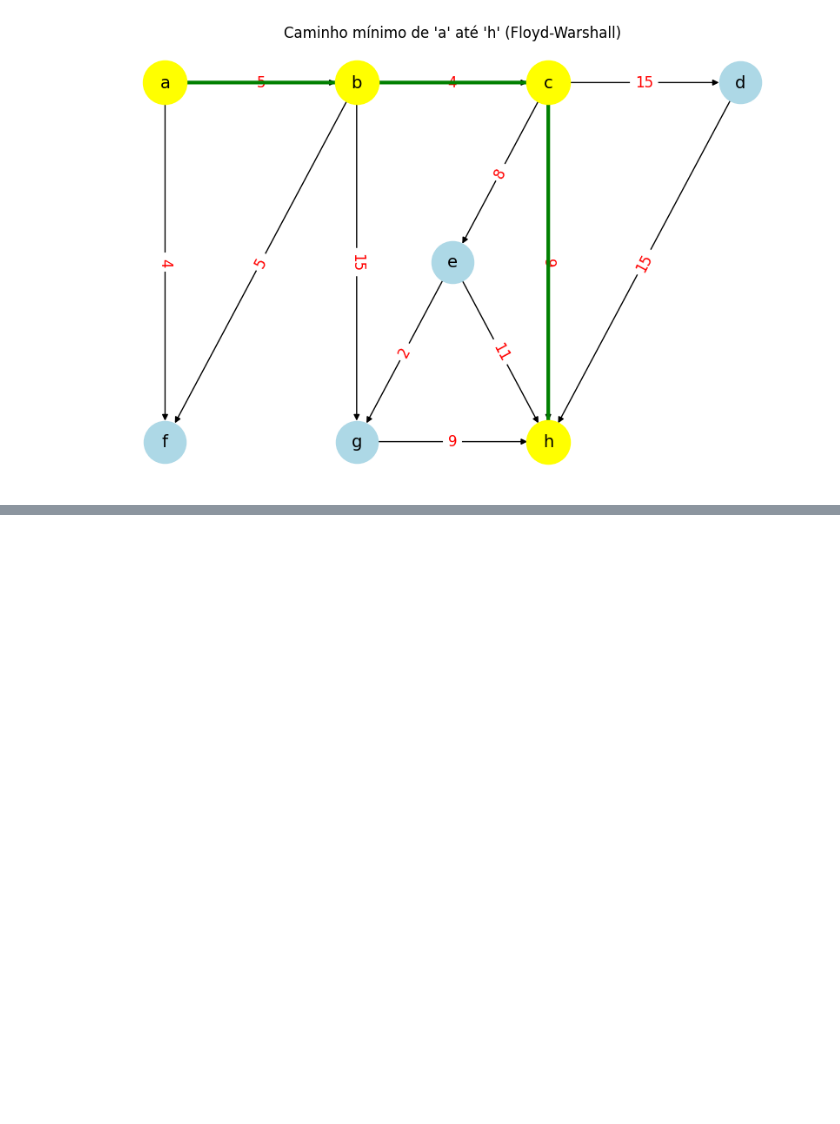
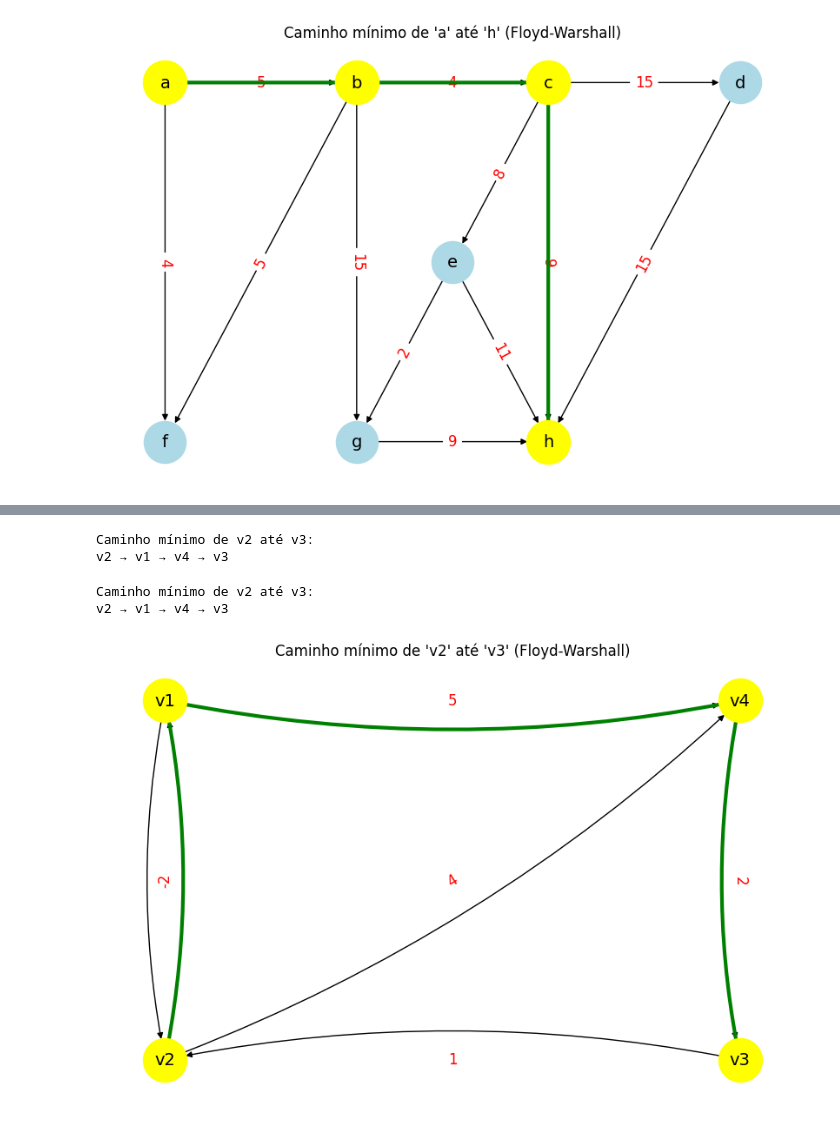
Before and after one commit to LeonardoVieiraGuimaraes/TeoriaGrafos, a Jupyter notebook: Aula08/caminho.ipynb, the cells around one changed output, grey strips where cells are left out. Drawn from its saved outputs; the diff is of its cells as text; code cells hidden in the pictures; blank space fills up the shorter version.

Commit message:
Changes to be committed: 	new file:   Aula08/AlgortmoGuloso.ipynb 	modified:   Aula08/caminho.ipynb

```diff
--- a/Aula08/caminho.ipynb
+++ b/Aula08/caminho.ipynb
@@ -1159,0 +1434,69 @@ plt.show()
+# %%
+import networkx as nx
+
+def imprime_caminho_matriz(R, labels, vi, vj):
+    """
+    Imprime o caminho mínimo de vi até vj usando a matriz de roteamento R.
+    """
+    i = labels.index(vi)
+    j = labels.index(vj)
+    if vi == vj:
+        print(vi, end='')
+    elif R[i, j] is None:
+        print(f"não existe caminho de {vi} para {vj}")
+    else:
+        imprime_caminho_matriz(R, labels, vi, R[i, j])
+        print(f" → {vj}", end='')
+
+# Exemplo de uso:
+# labels = ['v1', 'v2', 'v3', 'v4']
+# R = ... (matriz de roteamento gerada pelo Floyd-Warshall)
+print("Caminho mínimo de v2 até v3:")
+imprime_caminho_matriz(R, labels, 'v2', 'v3')
+print()  # Nova linha
+# %% [output]
+Caminho mínimo de v2 até v3:
+v2 → v1 → v4 → v3
+# %%
+import networkx as nx
+import matplotlib.pyplot as plt
+
+def imprime_caminho_matriz(R, labels, vi, vj):
+    """
+    Imprime o caminho mínimo de vi até vj usando a matriz de roteamento R.
+    Retorna o caminho como lista para plotagem.
+    """
+    i = labels.index(vi)
+    j = labels.index(vj)
+    if vi == vj:
+        print(vi, end='')
+        return [vi]
+    elif R[i, j] is None:
+        print(f"não existe caminho de {vi} para {vj}")
+        return []
+    else:
+        caminho = imprime_caminho_matriz(R, labels, vi, R[i, j])
+        print(f" → {vj}", end='')
+        return caminho + [vj]
+
+# Exemplo de uso:
+print("Caminho mínimo de v2 até v3:")
+caminho = imprime_caminho_matriz(R, labels, 'v2', 'v3')
+print()  # Nova linha
+
+# Plot do caminho mínimo de v2 até v3
+if len(caminho) > 1:
+    plt.figure(figsize=(8,5))
+    nx.draw(G, pos, with_labels=True, node_color='lightblue', node_size=1200, font_size=14, arrows=True, connectionstyle='arc3,rad=0.1')
+    nx.draw_networkx_edge_labels(G, pos, edge_labels=nx.get_edge_attributes(G, 'weight'), font_color='red', font_size=12)
+    path_edges = list(zip(caminho, caminho[1:]))
+    nx.draw_networkx_edges(G, pos, edgelist=path_edges, edge_color='green', width=3, connectionstyle='arc3,rad=0.1')
+    nx.draw_networkx_nodes(G, pos, nodelist=caminho, node_color='yellow', node_size=1300)
+    plt.title("Caminho mínimo de 'v2' até 'v3' (Floyd-Warshall)")
+    plt.show()
+else:
+    print("Não existe caminho para plotar.")
+# %% [output]
+Caminho mínimo de v2 até v3:
+v2 → v1 → v4 → v3
+[figure, added]
```
Also changed, not shown: parts of 11 cells of this notebook, 1 other file.
